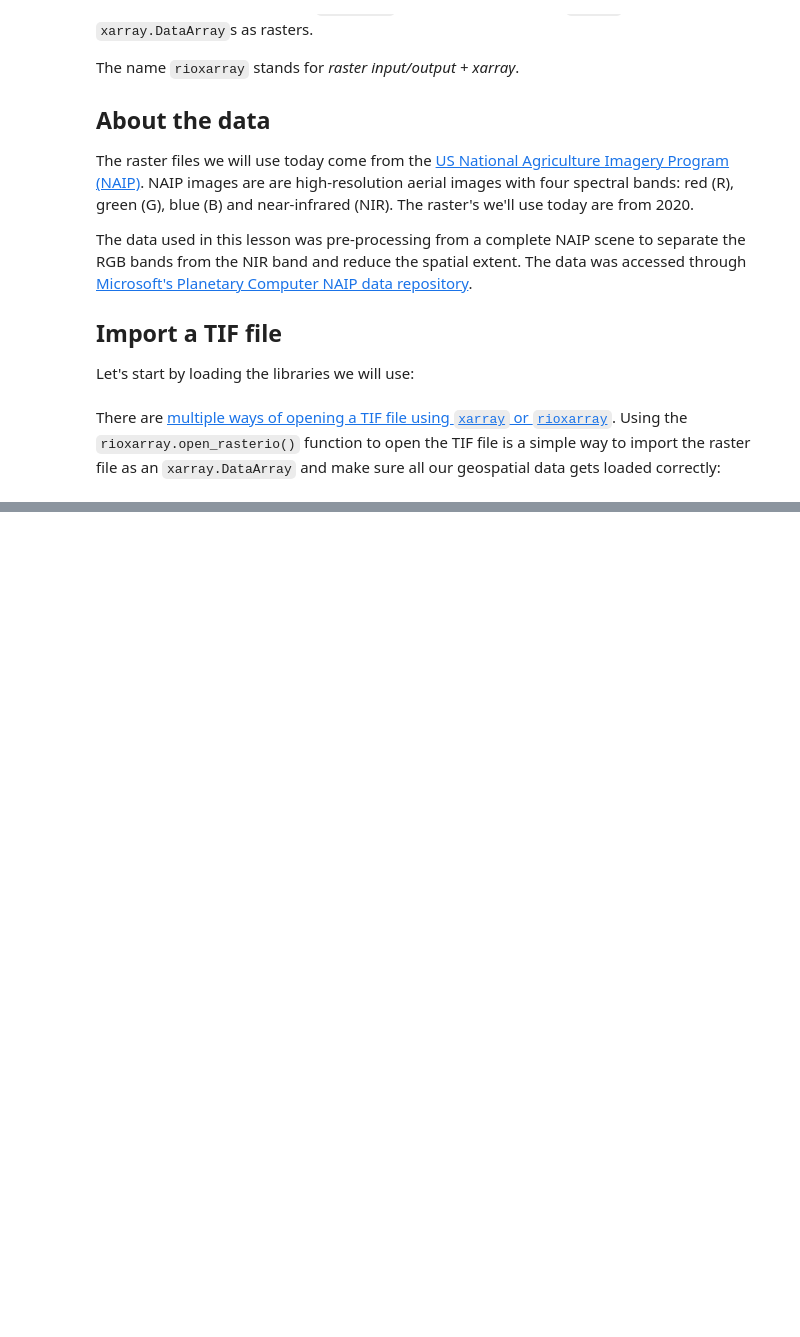
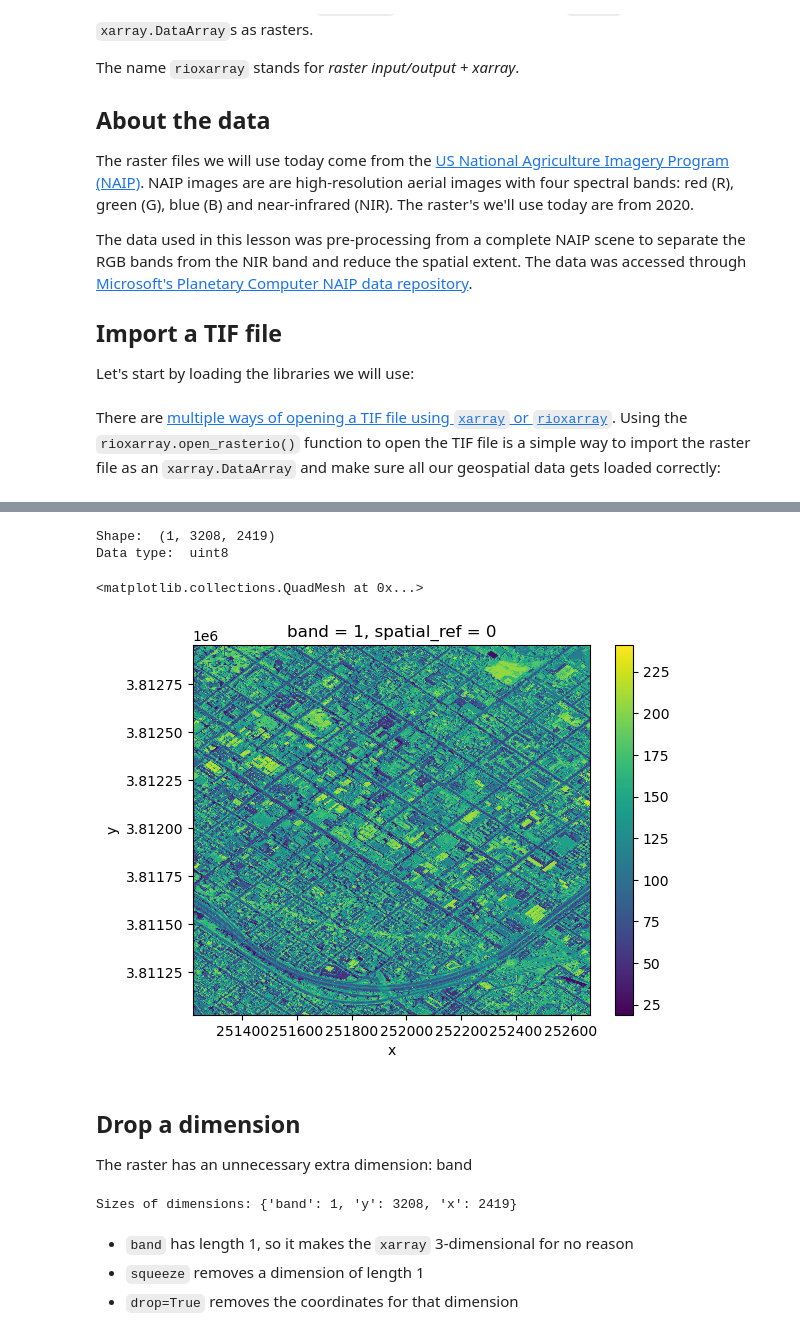
Before and after one commit to eowen19/eds220-in-class, a Jupyter notebook: week-8-rioxarray.ipynb, the cells around one changed output, grey strips where cells are left out. Drawn from its saved outputs; the diff is of its cells as text; code cells hidden in the pictures; blank space fills up the shorter version.

```diff
--- a/week-8-rioxarray.ipynb
+++ b/week-8-rioxarray.ipynb
@@ -26,8 +28,6 @@ There are [multiple ways of opening a TIF file using `xarray` or `rioxarray`](ht
 Using the `rioxarray.open_rasterio()` function to open the TIF file is a simple way to import the raster file as an `xarray.DataArray` and make sure all our geospatial data gets loaded correctly:
 # %%
 # Import NIR TIF file
-root = os.path.join('/',
-                  'courses',
-                  'EDS220',
-                  'data',
-                  'NAIP_SB')
+fp = os.path.join('data','NAIP_SB', 'NAIP_SB_nir.tif')
+nir = rioaxr.open_rasterio(fp)
+nir
@@ -33,0 +46,23 @@ root = os.path.join('/',
+# %%
+# Access attributes directly
+print('Shape: ', nir.shape)
+print('Data type: ', nir.dtype)
+# %% [output]
+Shape:  (1, 3208, 2419)
+Data type:  uint8
+# %%
+nir.plot()
+# %% [output]
+<matplotlib.collections.QuadMesh at 0x...>
+[figure, added]
+# %% [markdown]
+## Drop a dimension
+The raster has an unnecessary extra dimension: band
+# %%
+print('Sizes of dimensions:', dict(nir.sizes))
+# %% [output]
+Sizes of dimensions: {'band': 1, 'y': 3208, 'x': 2419}
+# %% [markdown]
+- `band` has length 1, so it makes the `xarray` 3-dimensional for no reason
+- `squeeze` removes a dimension of length 1
+- `drop=True` removes the coordinates for that dimension
```
Also changed, not shown: parts of 24 cells of this notebook.
